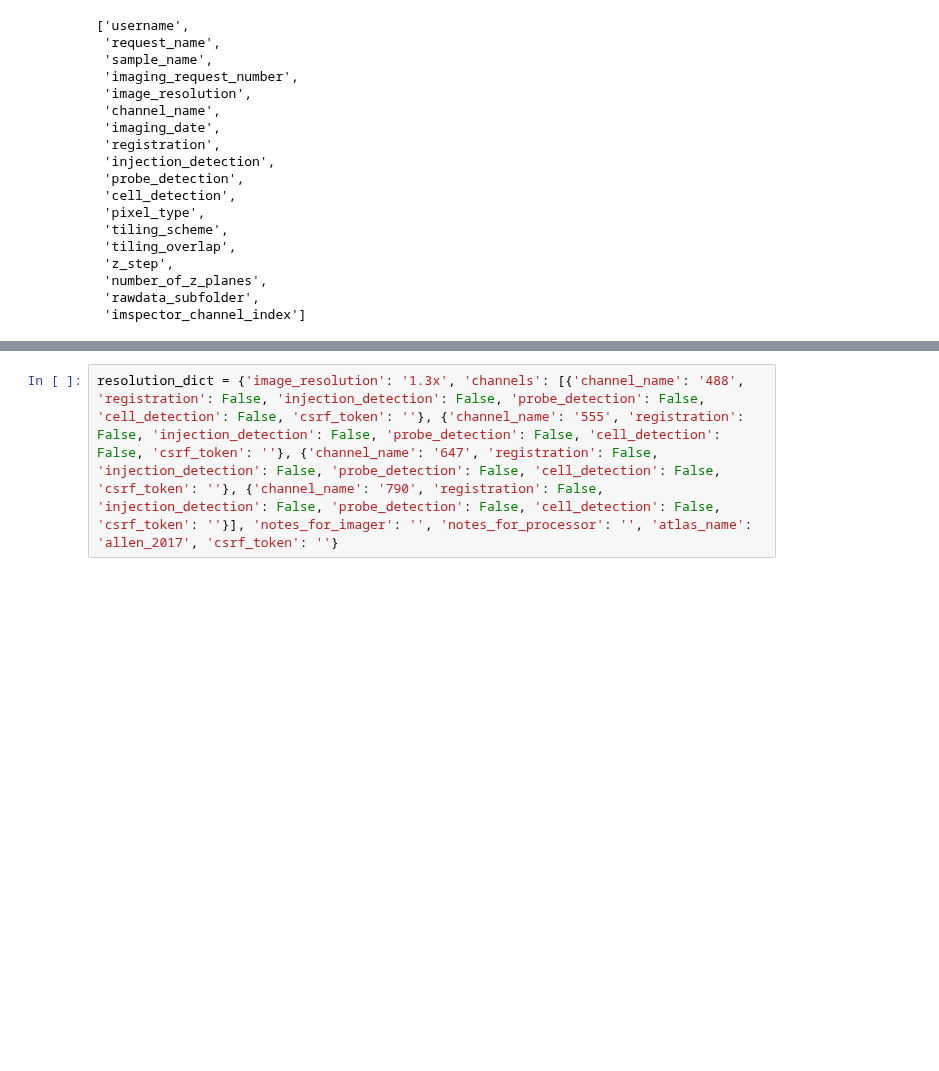
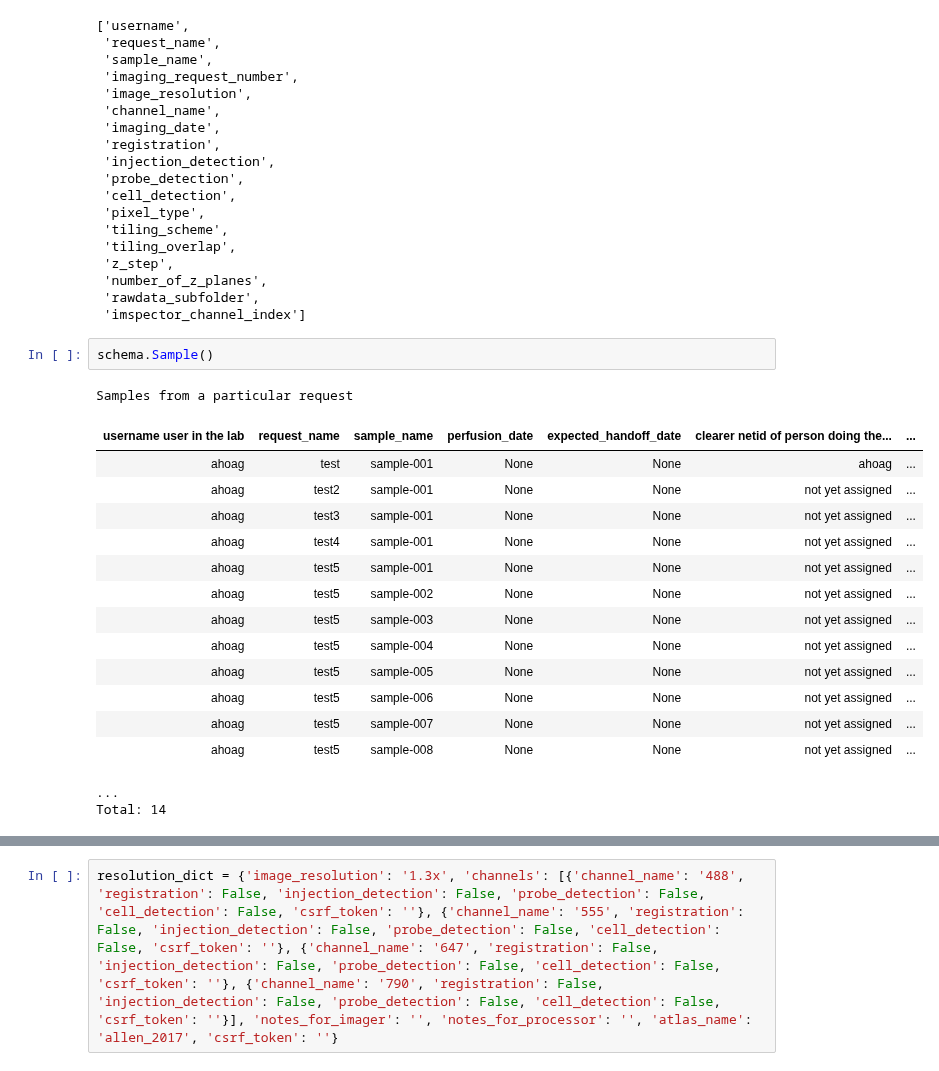
Before and after one commit to BrainCOGS/lightserv, a Jupyter notebook: notebooks/datajoint_sandbox.ipynb, the cells around one changed output, grey strips where cells are left out. Drawn from its saved outputs; the diff is of its cells as text; blank space fills up the shorter version.

```diff
--- a/notebooks/datajoint_sandbox.ipynb
+++ b/notebooks/datajoint_sandbox.ipynb
@@ -122,3 +132,22 @@ schema.Sample.ImagingChannel.heading.names
  'number_of_z_planes',
  'rawdata_subfolder',
  'imspector_channel_index']
+# %%
+schema.Sample()
+# %% [output]
+Samples from a particular request
+| username user in the lab | request_name | sample_name | perfusion_date | expected_handoff_date | clearer netid of person doing the... | ... |
+| ahoag | test | sample-001 | None | None | ahoag | ... |
+| ahoag | test2 | sample-001 | None | None | not yet assigned | ... |
+| ahoag | test3 | sample-001 | None | None | not yet assigned | ... |
+| ahoag | test4 | sample-001 | None | None | not yet assigned | ... |
+| ahoag | test5 | sample-001 | None | None | not yet assigned | ... |
+| ahoag | test5 | sample-002 | None | None | not yet assigned | ... |
+| ahoag | test5 | sample-003 | None | None | not yet assigned | ... |
+| ahoag | test5 | sample-004 | None | None | not yet assigned | ... |
+| ahoag | test5 | sample-005 | None | None | not yet assigned | ... |
+| ahoag | test5 | sample-006 | None | None | not yet assigned | ... |
+| ahoag | test5 | sample-007 | None | None | not yet assigned | ... |
+| ahoag | test5 | sample-008 | None | None | not yet assigned | ... |
+...
+Total: 14
```
Also changed, not shown: parts of 4 cells of this notebook, 2 other files.
